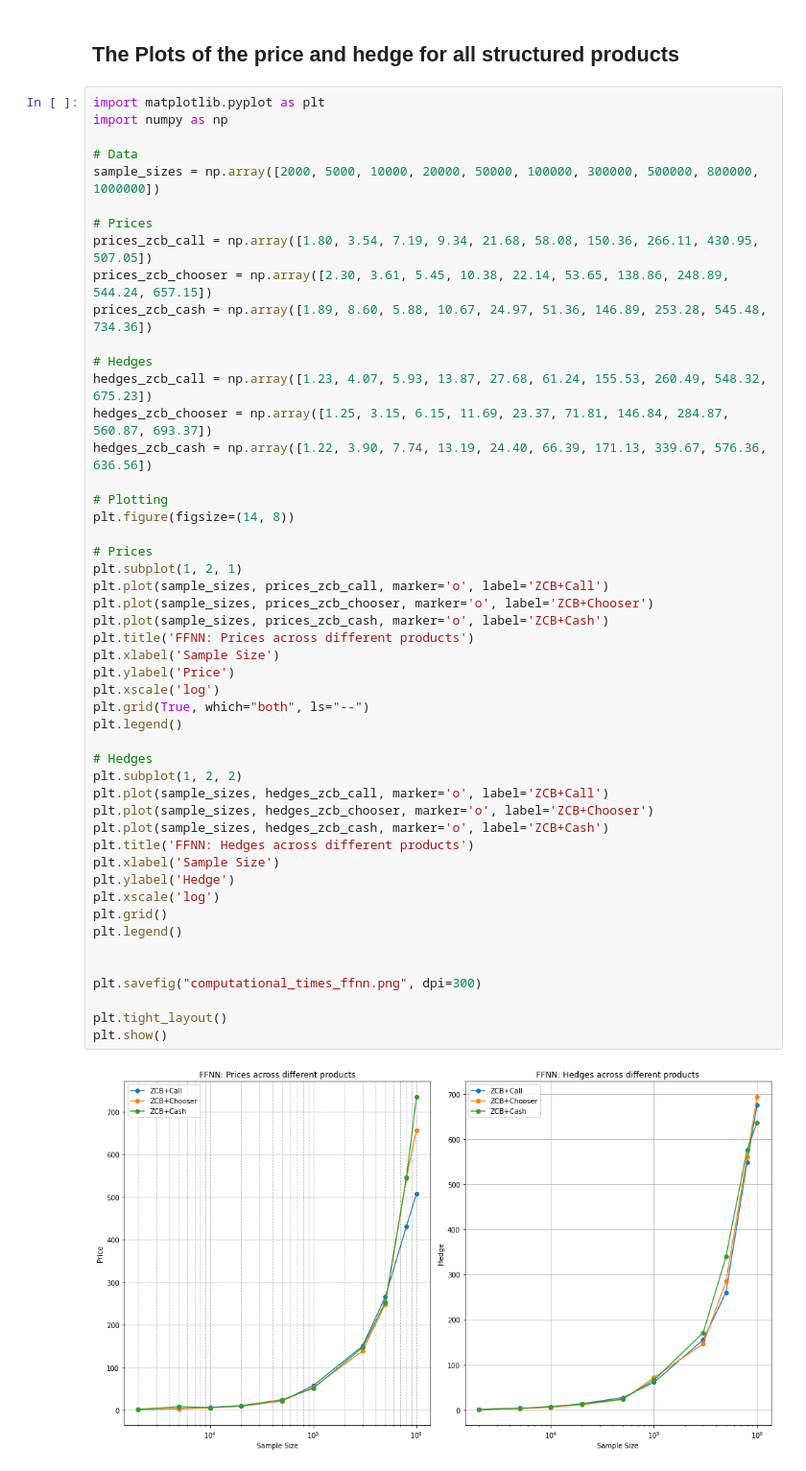
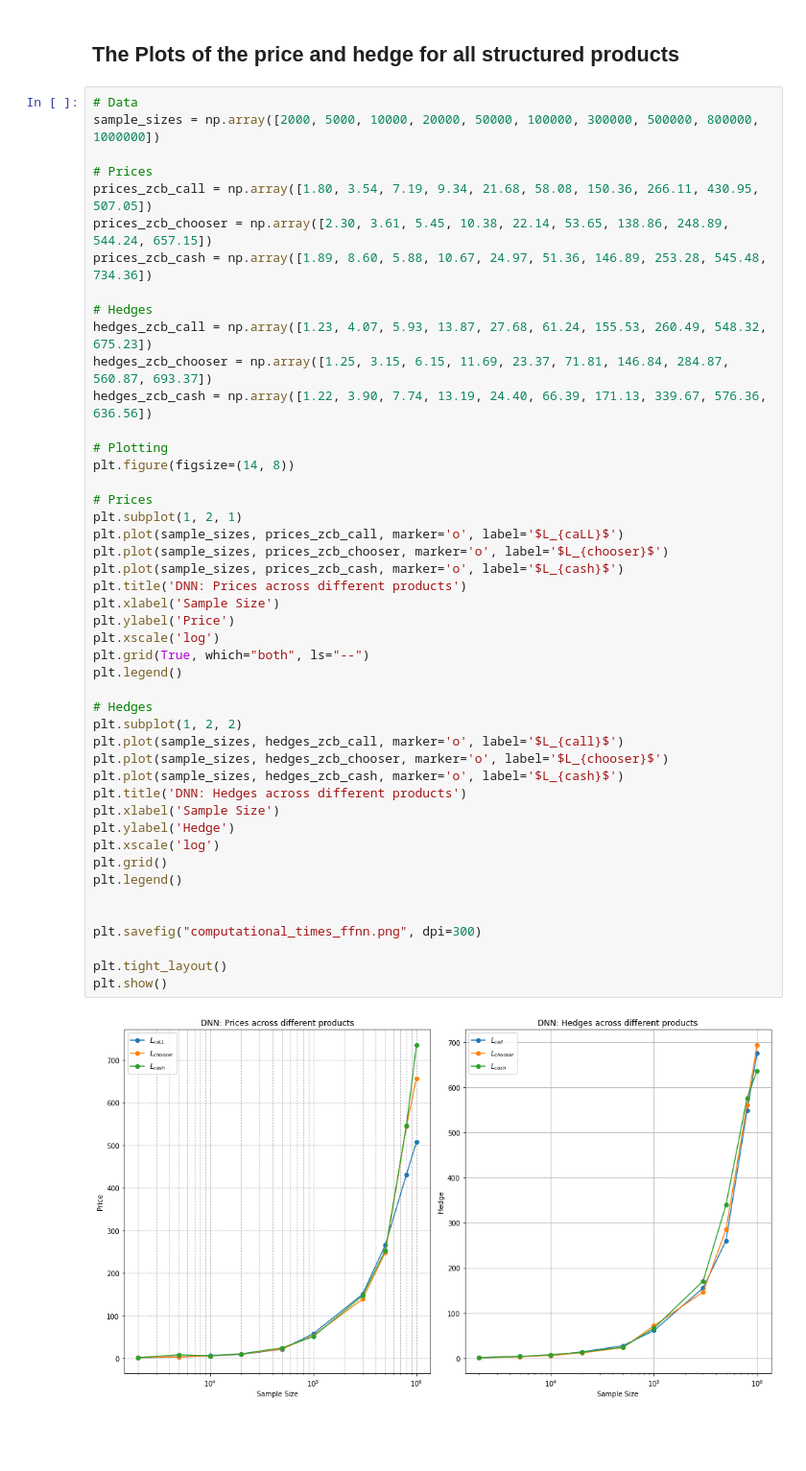
Before and after one commit to godfreytshehla/PaperOne-Pricing-with-ANNs, a Jupyter notebook: Experimental Results Deep Pricing and Hedging.ipynb, the cells around one changed output. Shown at 96% size. Cells and saved outputs as stored; diff of their text form; blank space fills up the shorter version.

```diff
--- a/Experimental Results Deep Pricing and Hedging.ipynb
+++ b/Experimental Results Deep Pricing and Hedging.ipynb
@@ -1345,9 +1554,6 @@ NameError: name 'np' is not defined
 # %% [markdown]
 ## The Plots of the price and hedge for all structured products
 # %%
-import matplotlib.pyplot as plt
-import numpy as np
-
 # Data
 sample_sizes = np.array([2000, 5000, 10000, 20000, 50000, 100000, 300000, 500000, 800000, 1000000])
 
@@ -1359,42 +1565,42 @@ prices_zcb_cash = np.array([1.89, 8.60, 5.88, 10.67, 24.97, 51.36, 146.89, 253.2
 # Hedges
 hedges_zcb_call = np.array([1.23, 4.07, 5.93, 13.87, 27.68, 61.24, 155.53, 260.49, 548.32, 675.23])
 hedges_zcb_chooser = np.array([1.25, 3.15, 6.15, 11.69, 23.37, 71.81, 146.84, 284.87, 560.87, 693.37])
 hedges_zcb_cash = np.array([1.22, 3.90, 7.74, 13.19, 24.40, 66.39, 171.13, 339.67, 576.36, 636.56])
 
 # Plotting
 plt.figure(figsize=(14, 8))
 
 # Prices
 plt.subplot(1, 2, 1)
-plt.plot(sample_sizes, prices_zcb_call, marker='o', label='ZCB+Call')
-plt.plot(sample_sizes, prices_zcb_chooser, marker='o', label='ZCB+Chooser')
-plt.plot(sample_sizes, prices_zcb_cash, marker='o', label='ZCB+Cash')
-plt.title('FFNN: Prices across different products')
+plt.plot(sample_sizes, prices_zcb_call, marker='o', label='$L_{caLL}$')
+plt.plot(sample_sizes, prices_zcb_chooser, marker='o', label='$L_{chooser}$')
+plt.plot(sample_sizes, prices_zcb_cash, marker='o', label='$L_{cash}$')
+plt.title('DNN: Prices across different products')
 plt.xlabel('Sample Size')
 plt.ylabel('Price')
 plt.xscale('log')
 plt.grid(True, which="both", ls="--")
 plt.legend()
 
 # Hedges
 plt.subplot(1, 2, 2)
-plt.plot(sample_sizes, hedges_zcb_call, marker='o', label='ZCB+Call')
-plt.plot(sample_sizes, hedges_zcb_chooser, marker='o', label='ZCB+Chooser')
-plt.plot(sample_sizes, hedges_zcb_cash, marker='o', label='ZCB+Cash')
-plt.title('FFNN: Hedges across different products')
+plt.plot(sample_sizes, hedges_zcb_call, marker='o', label='$L_{call}$')
+plt.plot(sample_sizes, hedges_zcb_chooser, marker='o', label='$L_{chooser}$')
+plt.plot(sample_sizes, hedges_zcb_cash, marker='o', label='$L_{cash}$')
+plt.title('DNN: Hedges across different products')
 plt.xlabel('Sample Size')
 plt.ylabel('Hedge')
 plt.xscale('log')
 plt.grid()
 plt.legend()
 
 
 plt.savefig("computational_times_ffnn.png", dpi=300)
 
 plt.tight_layout()
 plt.show()
 # %% [output]
-[figure, old version]
+[figure, new version]
 # %%
 # GBR Data
 sample_sizes_gbr = np.array([2000, 5000, 10000, 20000, 50000, 100000, 300000])
```
Also changed, not shown: parts of 59 cells of this notebook, 8 other files.
